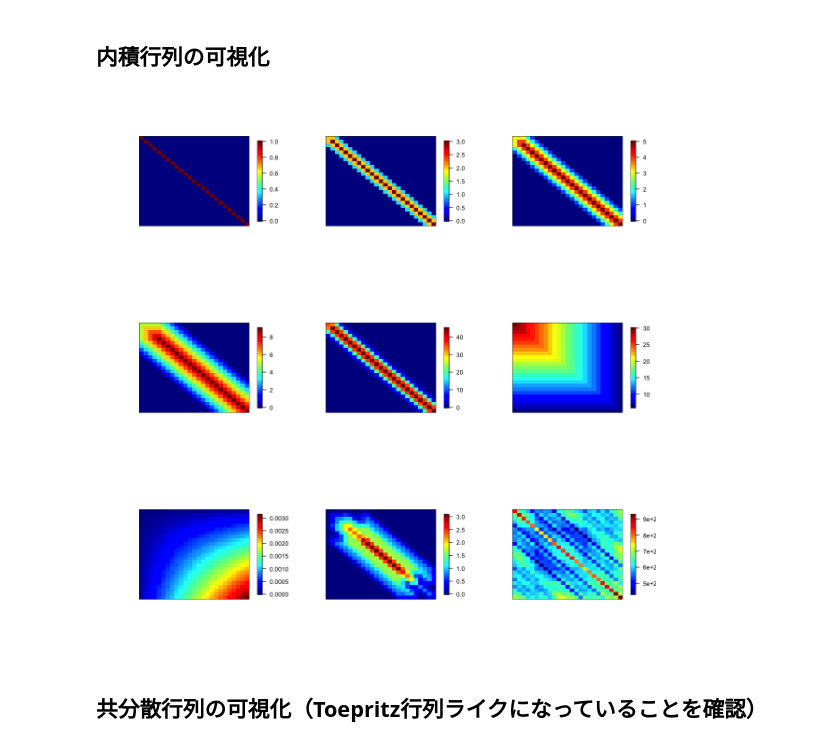
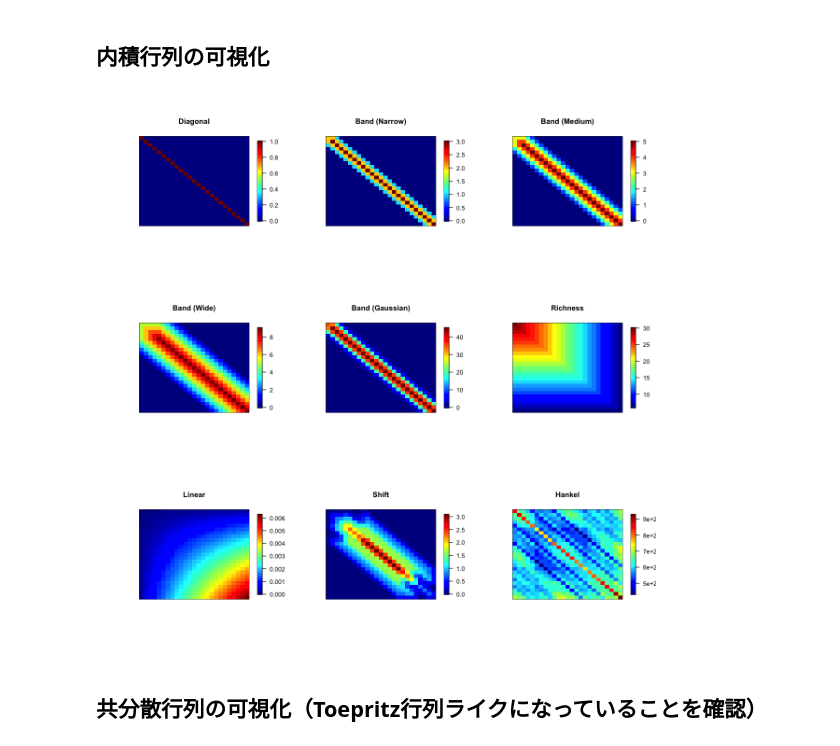
Before and after one commit to kokitsuyuzaki/sequential-experiments, a Jupyter notebook: sequencial_short.ipynb, the cells around one changed output. Cells and saved outputs as stored; diff of their text form; code cells hidden in the pictures.

```diff
--- a/sequencial_short.ipynb
+++ b/sequencial_short.ipynb
@@ -40,9 +40,9 @@ seq_color <- function(n){
 	smoothPalette(-seq_len(n), pal="RdBu")
 }
 
-image.plot2 <- function(x){
+image.plot2 <- function(x, ...){
 	x <- t(x)
-	image.plot(x[, ncol(x):1], xaxt="n", yaxt="n")
+	image.plot(x[, ncol(x):1], xaxt="n", yaxt="n", ...)
 }
 # %% [markdown]
 ## 人工データの作成
@@ -79,7 +79,7 @@ diag(data_richness) <- 1
 data_richness[lower.tri(data_richness)] <- 1
 
 data_linear <- matrix(0, nrow=30, ncol=25)
-data_linear[1:5, ] <- rep(1E-3*(1:ncol(data_linear)), each=5)
+data_linear[1:10, ] <- rep(1E-3*(1:ncol(data_linear)), each=10)
 
 set.seed(1234)
 data_seq <- runif(10)
@@ -114,17 +114,17 @@ image.plot2(data_hankel)
 # %%
 layout(rbind(1:3, 4:6, 7:9))
 options(repr.plot.width = 10, repr.plot.height = 10)
-image.plot2(t(data_diagonal) %*% data_diagonal)
-image.plot2(t(data_band_narrow) %*% data_band_narrow)
-image.plot2(t(data_band_medium) %*% data_band_medium)
-image.plot2(t(data_band_wide) %*% data_band_wide)
-image.plot2(t(data_band_gauss) %*% data_band_gauss)
-image.plot2(t(data_richness) %*% data_richness)
-image.plot2(t(data_linear) %*% data_linear)
-image.plot2(t(data_shift) %*% data_shift)
-image.plot2(t(data_hankel) %*% data_hankel)
+image.plot2(t(data_diagonal) %*% data_diagonal, main="Diagonal")
+image.plot2(t(data_band_narrow) %*% data_band_narrow, main="Band (Narrow)")
+image.plot2(t(data_band_medium) %*% data_band_medium, main="Band (Medium)")
+image.plot2(t(data_band_wide) %*% data_band_wide, main="Band (Wide)")
+image.plot2(t(data_band_gauss) %*% data_band_gauss, main="Band (Gaussian)")
+image.plot2(t(data_richness) %*% data_richness, main="Richness")
+image.plot2(t(data_linear) %*% data_linear, main="Linear")
+image.plot2(t(data_shift) %*% data_shift, main="Shift")
+image.plot2(t(data_hankel) %*% data_hankel, main="Hankel")
 # %% [output]
-[figure, old version]
+[figure, new version]
 # %% [markdown]
 ## 共分散行列の可視化（Toepritz行列ライクになっていることを確認）
 # %%
```
Also changed, not shown: parts of 9 cells of this notebook, 1 other file.
